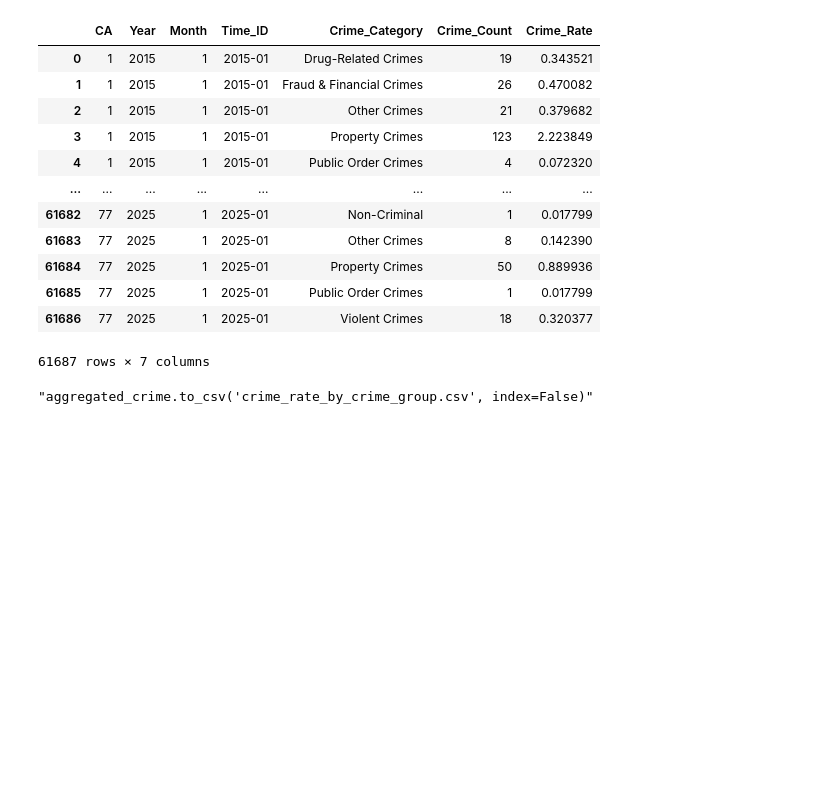
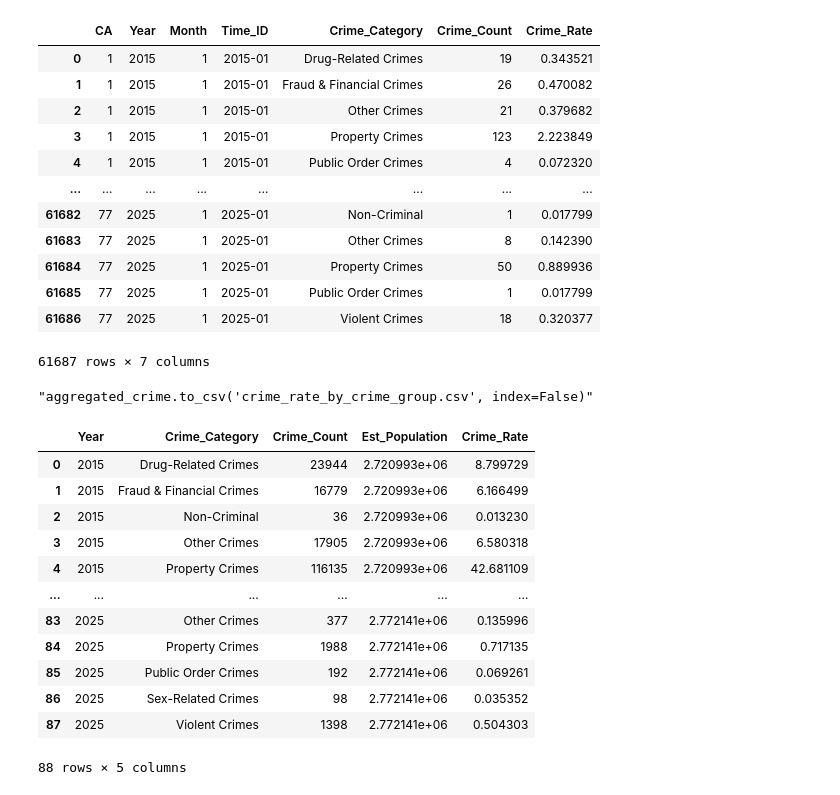
Before and after one commit to VanDang003/Analysis-of-Crime-and-Socioeconomic-Factors-in-Chicago, a Jupyter notebook: Feature Selection.ipynb, the cells around one changed output. Saved outputs shown, nothing was run; the diff lists cells and outputs as text; code cells hidden in the pictures; blank space fills up the shorter version.

```diff
--- a/Feature Selection.ipynb
+++ b/Feature Selection.ipynb
@@ -811,3 +813,20 @@ aggregated_crime
 '''aggregated_crime.to_csv('crime_rate_by_crime_group.csv', index=False)'''
 # %% [output]
 "aggregated_crime.to_csv('crime_rate_by_crime_group.csv', index=False)"
+# %%
+aggregated_crime_year = citywide_crime_rate_year(merged_data, data_csv_clean, crime_map)
+aggregated_crime_year
+# %% [output]
+|  | Year | Crime_Category | Crime_Count | Est_Population | Crime_Rate |
+| 0 | 2015 | Drug-Related Crimes | 23944 | 2.720993e+06 | 8.799729 |
+| 1 | 2015 | Fraud & Financial Crimes | 16779 | 2.720993e+06 | 6.166499 |
+| 2 | 2015 | Non-Criminal | 36 | 2.720993e+06 | 0.013230 |
+| 3 | 2015 | Other Crimes | 17905 | 2.720993e+06 | 6.580318 |
+| 4 | 2015 | Property Crimes | 116135 | 2.720993e+06 | 42.681109 |
+| ... | ... | ... | ... | ... | ... |
+| 83 | 2025 | Other Crimes | 377 | 2.772141e+06 | 0.135996 |
+| 84 | 2025 | Property Crimes | 1988 | 2.772141e+06 | 0.717135 |
+| 85 | 2025 | Public Order Crimes | 192 | 2.772141e+06 | 0.069261 |
+| 86 | 2025 | Sex-Related Crimes | 98 | 2.772141e+06 | 0.035352 |
+| 87 | 2025 | Violent Crimes | 1398 | 2.772141e+06 | 0.504303 |
+88 rows × 5 columns
```
Also changed, not shown: parts of 9 cells of this notebook, 13 other files.
